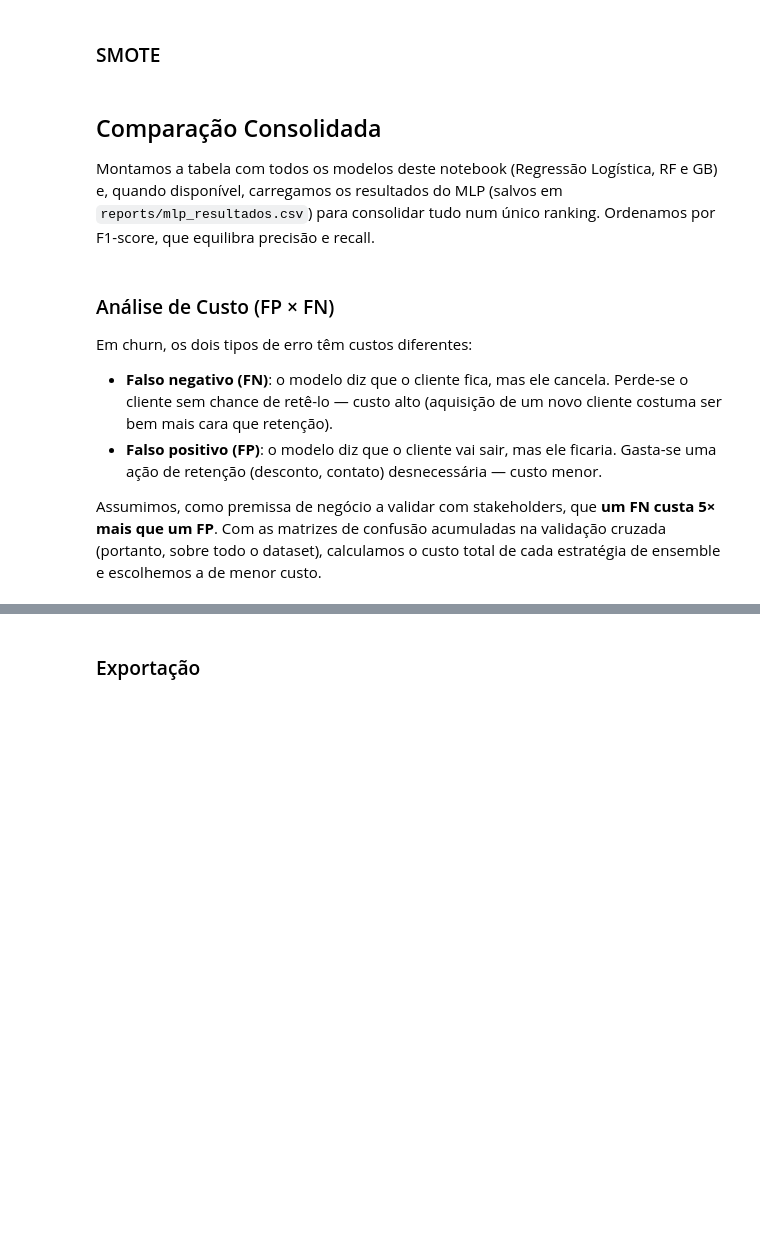
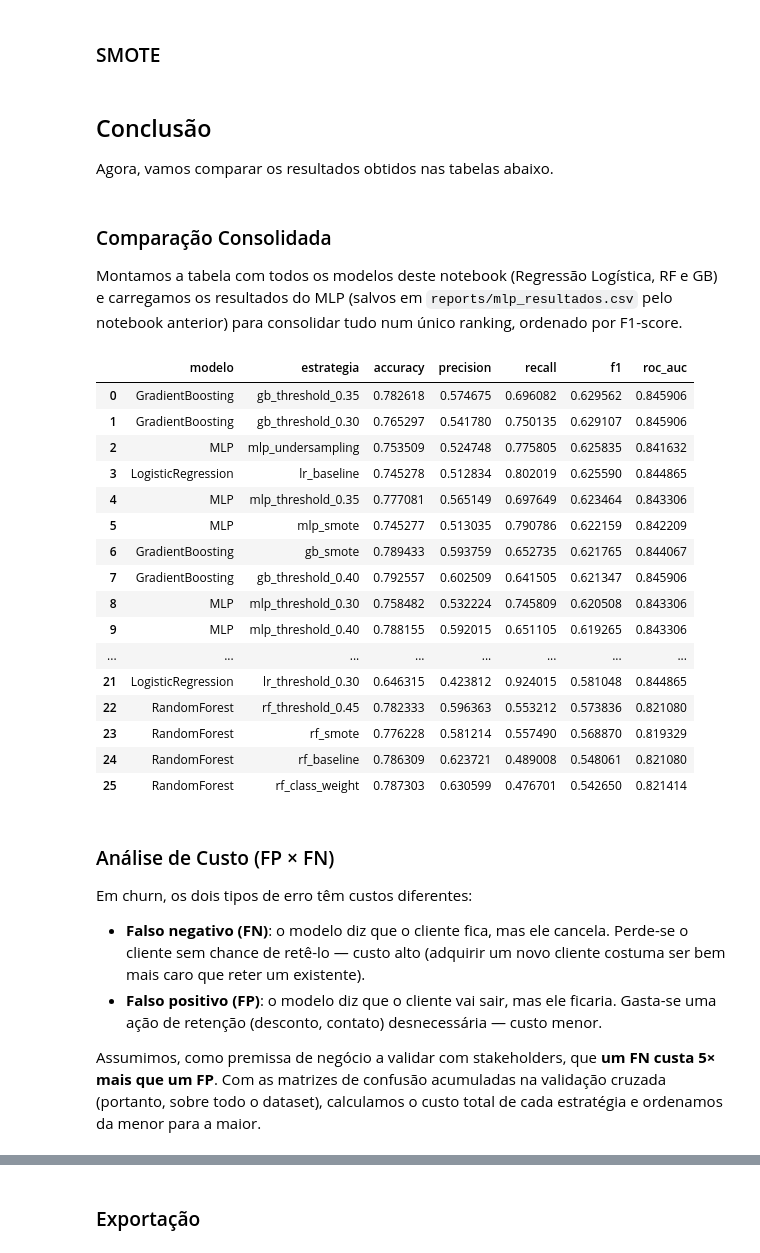
Before and after one commit to GrazielleNascimento/fiap-tech-challenge1-churn-prediction, a Jupyter notebook: notebooks/etapa_2/03_ensemble_models.ipynb, the cells around one changed output, grey strips where cells are left out. Saved outputs shown, nothing was run; the diff lists cells and outputs as text; code cells hidden in the pictures; blank space fills up the shorter version.

Commit message:
Modelo de ensembles e baseline com comparativos

```diff
--- a/notebooks/etapa_2/03_ensemble_models.ipynb
+++ b/notebooks/etapa_2/03_ensemble_models.ipynb
@@ -332,31 +378,20 @@ não tem `class_weight`, então tratamos o desbalanceamento por threshold e SMOT
 # %% [markdown]
 <h3 id="gb-baseline">Baseline</h3>
 # %%
-gb = GradientBoostingClassifier(
-    n_estimators=300,
-    learning_rate=0.05,
-    max_depth=3,
-    random_state=RANDOM_STATE,
-)
-
 gb_pipeline = Pipeline([
     ("preprocessador", preprocessador),
     ("classificador", gb),
 ])
 
-resultados.append(
-    avaliar("gb_baseline", gb_pipeline, "GradientBoosting",
-            params_extra={"n_estimators": 300, "learning_rate": 0.05, "max_depth": 3})
-)
+_ = registrar("gb_baseline", "GradientBoosting", gb_pipeline,
+              params_extra={"n_estimators": 300, "learning_rate": 0.05, "max_depth": 3})
 # %% [markdown]
 <h3 id="gb-threshold">Threshold ajustado</h3>
 # %%
 for thr in [0.30, 0.35, 0.40, 0.45]:
-    resultados.append(
-        avaliar(f"gb_threshold_{thr:.2f}", gb_pipeline, "GradientBoosting",
-                threshold=thr,
-                params_extra={"n_estimators": 300, "learning_rate": 0.05, "max_depth": 3})
-    )
+    _ = registrar(f"gb_threshold_{thr:.2f}", "GradientBoosting", gb_pipeline,
+                  threshold=thr,
+                  params_extra={"n_estimators": 300, "learning_rate": 0.05, "max_depth": 3})
 # %% [markdown]
 <h3 id="gb-smote">SMOTE</h3>
 # %%
@@ -366,53 +401,69 @@ gb_smote_pipeline = ImbPipeline([
     ("classificador", gb),
 ])
 
-resultados.append(
-    avaliar("gb_smote", gb_smote_pipeline, "GradientBoosting",
-            params_extra={"n_estimators": 300, "sampler": "SMOTE"})
-)
+_ = registrar("gb_smote", "GradientBoosting", gb_smote_pipeline,
+              params_extra={"n_estimators": 300, "sampler": "SMOTE"})
+# %% [markdown]
+<h2 id="conclusao">Conclusão</h2>
+
+Agora, vamos comparar os resultados obtidos nas tabelas abaixo.
 # %% [markdown]
-<h2 id="comparacao">Comparação Consolidada</h2>
+<h3 id="comparacao">Comparação Consolidada</h3>
 
 Montamos a tabela com todos os modelos deste notebook (Regressão Logística, RF e
-GB) e, quando disponível, carregamos os
-resultados do MLP (salvos em `reports/mlp_resultados.csv`) para consolidar tudo
-num único ranking. Ordenamos por F1-score, que equilibra precisão e recall.
+GB) e carregamos os resultados do MLP (salvos em `reports/mlp_resultados.csv` pelo
+notebook anterior) para consolidar tudo num único ranking, ordenado por F1-score.
 # %%
-ensemble_df = pd.DataFrame(resultados)
-ensemble_df["modelo"] = ensemble_df["estrategia"].str.split("_").str[0].map(
-    {"lr": "LogisticRegression", "rf": "RandomForest", "gb": "GradientBoosting"}
-)
+ensemble_df = pd.DataFrame(resultados)[
+    ["modelo", "estrategia", "accuracy", "precision", "recall", "f1", "roc_auc"]
+]
 
-# carrega os resultados do MLP, se existirem, para o ranking consolidado
 mlp_csv = PROJECT_ROOT / "reports" / "mlp_resultados.csv"
 if mlp_csv.exists():
     mlp_df = pd.read_csv(mlp_csv)
     mlp_df["estrategia"] = "mlp_" + mlp_df["estrategia"].astype(str)
     mlp_df["modelo"] = "MLP"
+    mlp_df = mlp_df[["modelo", "estrategia", "accuracy", "precision", "recall", "f1", "roc_auc"]]
     consolidado = pd.concat([mlp_df, ensemble_df], ignore_index=True)
 else:
-    print("Aviso: reports/mlp_resultados.csv não encontrado. Mostrando só os modelos deste notebook.")
+    print("Aviso: reports/mlp_resultados.csv não encontrado. Mostrando só este notebook.")
     consolidado = ensemble_df.copy()
 
-colunas = ["modelo", "estrategia", "accuracy", "precision", "recall", "f1", "roc_auc"]
-consolidado = consolidado[[c for c in colunas if c in consolidado.columns]]
 consolidado = consolidado.sort_values("f1", ascending=False).reset_index(drop=True)
 consolidado
+# %% [output]
+|  | modelo | estrategia | accuracy | precision | recall | f1 | roc_auc |
+| 0 | GradientBoosting | gb_threshold_0.35 | 0.782618 | 0.574675 | 0.696082 | 0.629562 | 0.845906 |
+| 1 | GradientBoosting | gb_threshold_0.30 | 0.765297 | 0.541780 | 0.750135 | 0.629107 | 0.845906 |
+| 2 | MLP | mlp_undersampling | 0.753509 | 0.524748 | 0.775805 | 0.625835 | 0.841632 |
+| 3 | LogisticRegression | lr_baseline | 0.745278 | 0.512834 | 0.802019 | 0.625590 | 0.844865 |
+| 4 | MLP | mlp_threshold_0.35 | 0.777081 | 0.565149 | 0.697649 | 0.623464 | 0.843306 |
+| 5 | MLP | mlp_smote | 0.745277 | 0.513035 | 0.790786 | 0.622159 | 0.842209 |
+| 6 | GradientBoosting | gb_smote | 0.789433 | 0.593759 | 0.652735 | 0.621765 | 0.844067 |
+| 7 | GradientBoosting | gb_threshold_0.40 | 0.792557 | 0.602509 | 0.641505 | 0.621347 | 0.845906 |
+| 8 | MLP | mlp_threshold_0.30 | 0.758482 | 0.532224 | 0.745809 | 0.620508 | 0.843306 |
+| 9 | MLP | mlp_threshold_0.40 | 0.788155 | 0.592015 | 0.651105 | 0.619265 | 0.843306 |
+| ... | ... | ... | ... | ... | ... | ... | ... |
+| 21 | LogisticRegression | lr_threshold_0.30 | 0.646315 | 0.423812 | 0.924015 | 0.581048 | 0.844865 |
+| 22 | RandomForest | rf_threshold_0.45 | 0.782333 | 0.596363 | 0.553212 | 0.573836 | 0.821080 |
+| 23 | RandomForest | rf_smote | 0.776228 | 0.581214 | 0.557490 | 0.568870 | 0.819329 |
+| 24 | RandomForest | rf_baseline | 0.786309 | 0.623721 | 0.489008 | 0.548061 | 0.821080 |
+| 25 | RandomForest | rf_class_weight | 0.787303 | 0.630599 | 0.476701 | 0.542650 | 0.821414 |
 # %% [markdown]
 <h3 id="custo">Análise de Custo (FP × FN)</h3>
 
 Em churn, os dois tipos de erro têm custos diferentes:
 
 - **Falso negativo (FN)**: o modelo diz que o cliente fica, mas ele cancela.
-  Perde-se o cliente sem chance de retê-lo — custo alto (aquisição de um novo
-  cliente costuma ser bem mais cara que retenção).
+  Perde-se o cliente sem chance de retê-lo — custo alto (adquirir um novo cliente
+  costuma ser bem mais caro que reter um existente).
 - **Falso positivo (FP)**: o modelo diz que o cliente vai sair, mas ele ficaria.
   Gasta-se uma ação de retenção (desconto, contato) desnecessária — custo menor.
 
 Assumimos, como premissa de negócio a validar com stakeholders, que **um FN custa
 5× mais que um FP**. Com as matrizes de confusão acumuladas na validação cruzada
-(portanto, sobre todo o dataset), calculamos o custo total de cada estratégia de
-ensemble e escolhemos a de menor custo.
+(portanto, sobre todo o dataset), calculamos o custo total de cada estratégia e
+ordenamos da menor para a maior.
 # %%
 CUSTO_FN = 5   # perder um cliente que ia cancelar
 CUSTO_FP = 1   # ação de retenção desnecessária
```
Also changed, not shown: parts of 46 cells of this notebook.
